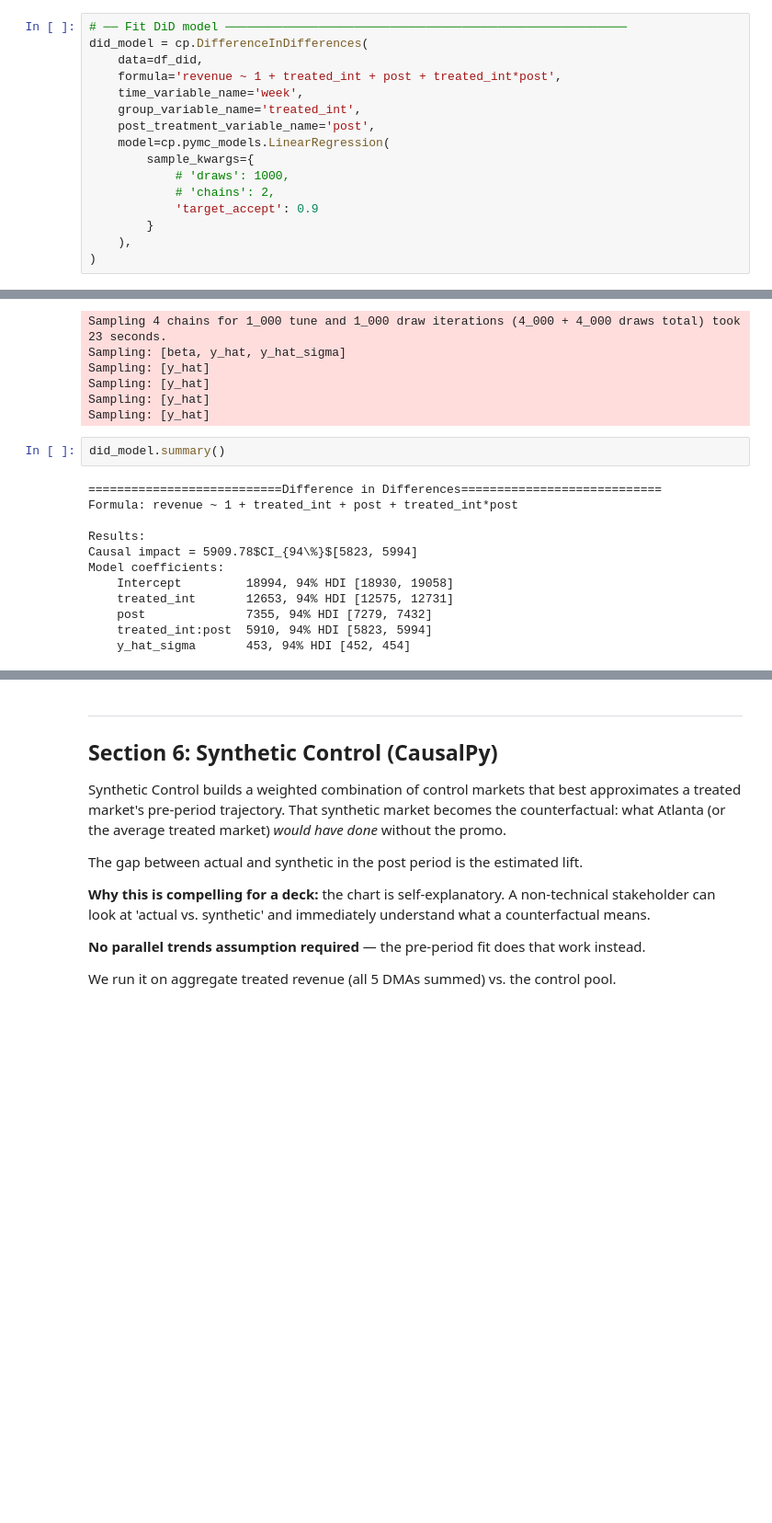
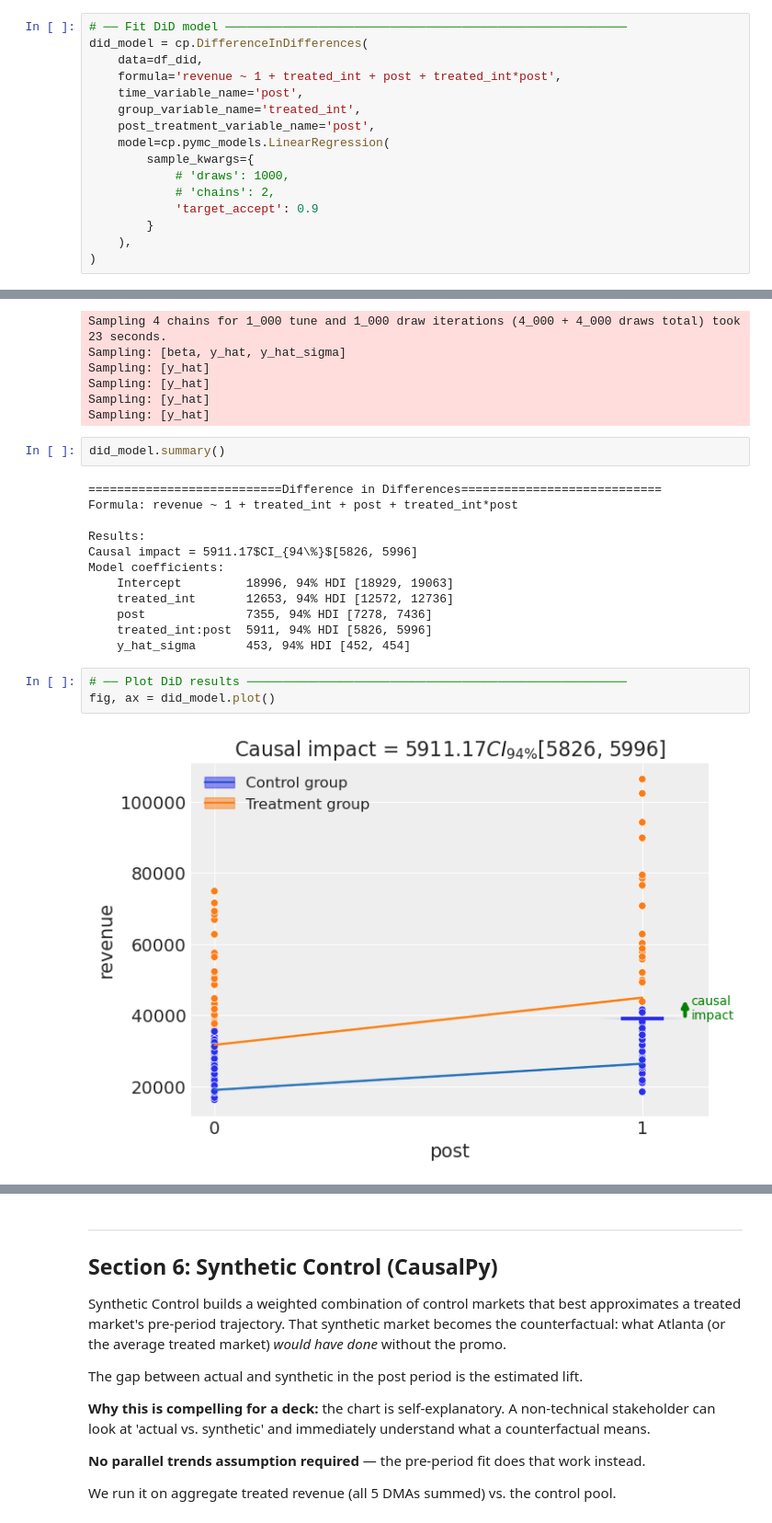
Before and after one commit to jwalluww/MarketingScience, a Jupyter notebook: geo-incrementality/notebooks/geo_incrementality_luma.ipynb, the cells around one changed output, grey strips where cells are left out. Shown at 92% size. Cells and saved outputs as stored; diff of their text form; blank space fills up the shorter version.

```diff
--- a/geo-incrementality/notebooks/geo_incrementality_luma.ipynb
+++ b/geo-incrementality/notebooks/geo_incrementality_luma.ipynb
@@ -374,7 +375,7 @@ df_did.head()
 did_model = cp.DifferenceInDifferences(
     data=df_did,
     formula='revenue ~ 1 + treated_int + post + treated_int*post',
-    time_variable_name='week',
+    time_variable_name='post',
     group_variable_name='treated_int',
     post_treatment_variable_name='post',
     model=cp.pymc_models.LinearRegression(
@@ -404,11 +405,16 @@ did_model.summary()
 Formula: revenue ~ 1 + treated_int + post + treated_int*post
 
 Results:
-Causal impact = 5909.78$CI_{94\%}$[5823, 5994]
+Causal impact = 5911.17$CI_{94\%}$[5826, 5996]
 Model coefficients:
-    Intercept         18994, 94% HDI [18930, 19058]
-    treated_int       12653, 94% HDI [12575, 12731]
-    post              7355, 94% HDI [7279, 7432]
-    treated_int:post  5910, 94% HDI [5823, 5994]
+    Intercept         18996, 94% HDI [18929, 19063]
+    treated_int       12653, 94% HDI [12572, 12736]
+    post              7355, 94% HDI [7278, 7436]
+    treated_int:post  5911, 94% HDI [5826, 5996]
     y_hat_sigma       453, 94% HDI [452, 454]
+# %%
+# ── Plot DiD results ─────────────────────────────────────────────────────
+fig, ax = did_model.plot()
+# %% [output]
+[figure, added]
 # %%
```
Also changed, not shown: parts of 7 cells of this notebook.
